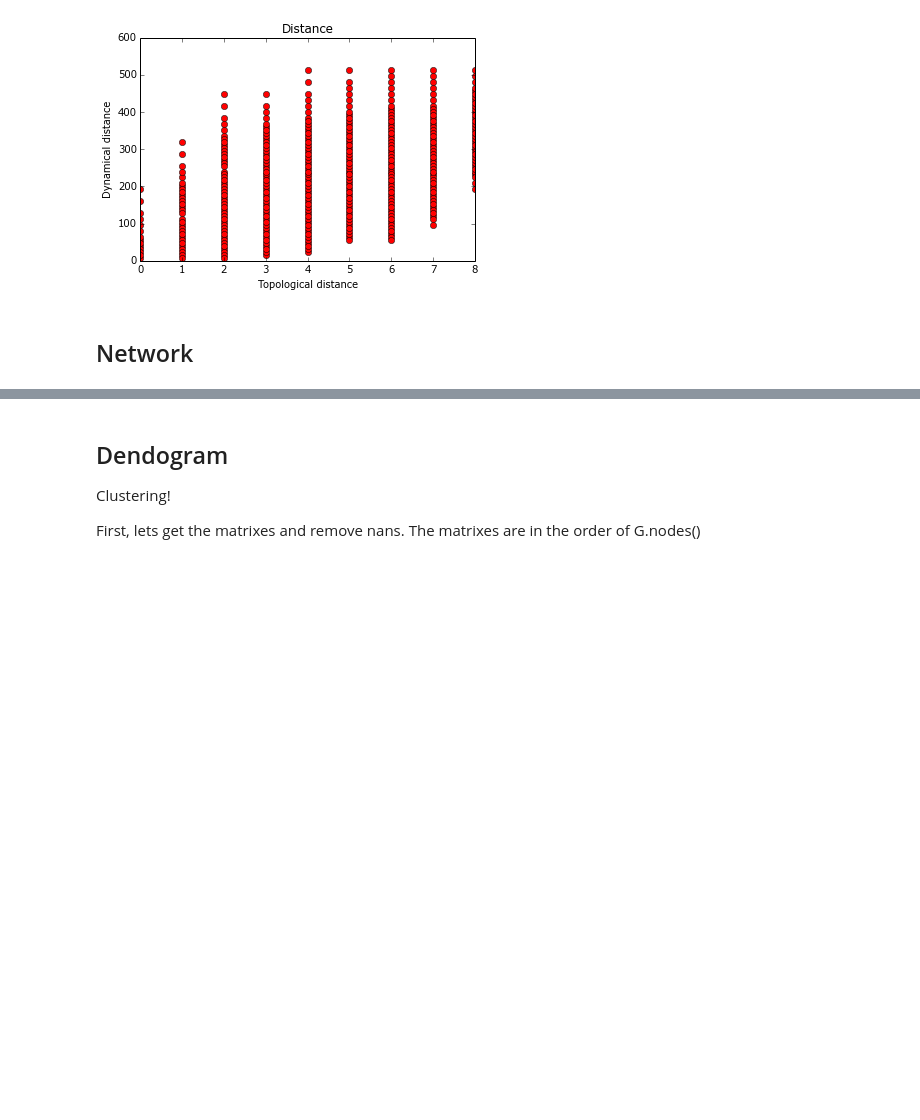
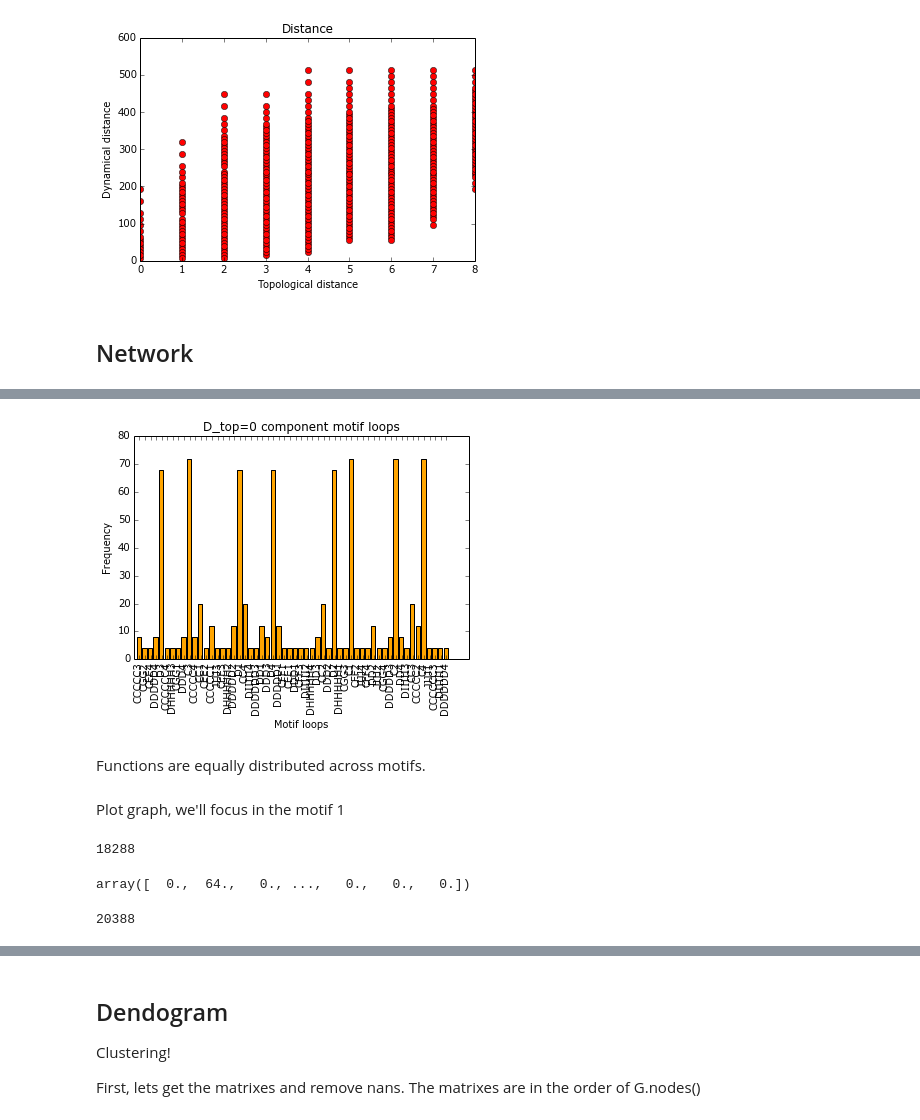
Before and after one commit to mar-esther23/CircuitsAnalyses, a Jupyter notebook: Analysis5nodes.ipynb, the cells around one changed output, grey strips where cells are left out. Drawn from its saved outputs; the diff is of its cells as text; code cells hidden in the pictures; blank space fills up the shorter version.

```diff
--- a/Analysis5nodes.ipynb
+++ b/Analysis5nodes.ipynb
@@ -108,0 +189,40 @@ Separate d_top = 0
+# %%
+m_loops = [d[2]+str(d[0]) for d in data0]
+m_loops = {m:m_loops.count(m) for m in set(m_loops)}
+#sorted(m_loops, key=lambda key:m_loops[key])
+m_loops
+
+plt.bar(np.arange(0.5,len(m_loops)+.5,1), list(m_loops.values()), color='orange' )
+plt.title("D_top=0 component motif loops")
+plt.xlabel("Motif loops")
+plt.xticks(range(1,len(m_loops)+1), list(m_loops.keys()), rotation='vertical')
+plt.ylabel("Frequency")
+plt.show()
+# %% [output]
+[figure, added]
+# %% [markdown]
+Functions are equally distributed across motifs.
+# %% [markdown]
+Plot graph, we'll focus in the motif 1
+# %%
+motif1 = [n for n in G0.nodes() if str(n)[0]=='1' ]
+H = G0.subgraph(motif1)
+len(H.edges(data=True))
+# %% [output]
+18288
+# %%
+D0_dyn = np.array(nx.to_numpy_matrix(H, weight='weight', nonedge=None))
+D0_dyn = np.nanmax(D0_dyn)-D0_dyn #Transform from weight to force.
+D0_dyn = np.nan_to_num(D0_dyn)
+D0_dyn[0]
+# %% [output]
+array([  0.,  64.,   0., ...,   0.,   0.,   0.])
+# %%
+from matplotlib import colors
+
+color = [G0.node[n]['color'] for n in G0.nodes()]
+color = [colors.cnames[c] for c in color]
+color = [[int(c[1:3],16), int(c[3:5],16), int(c[5:7],16)] for c in color]
+len(color)
+# %% [output]
+20388
```
Also changed, not shown: parts of 11 cells of this notebook, 1 other file.
